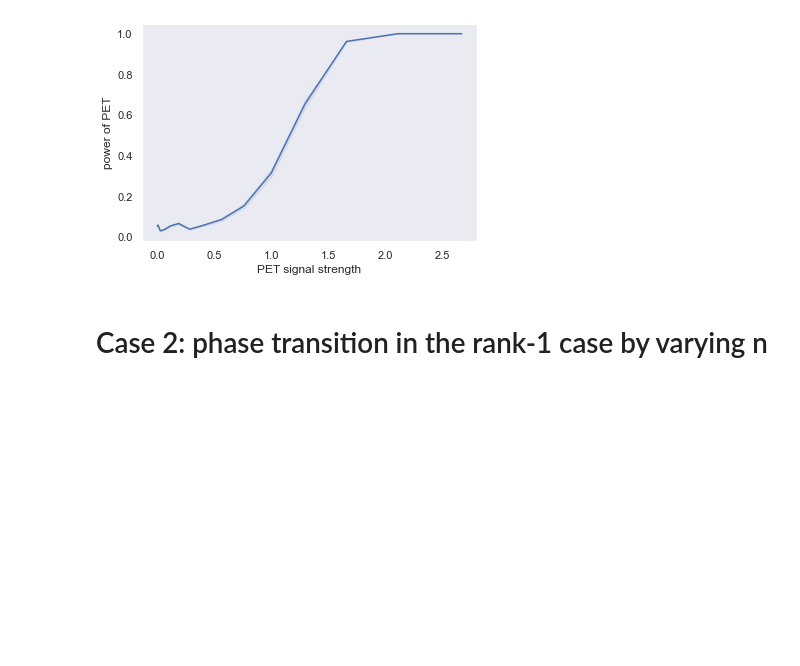
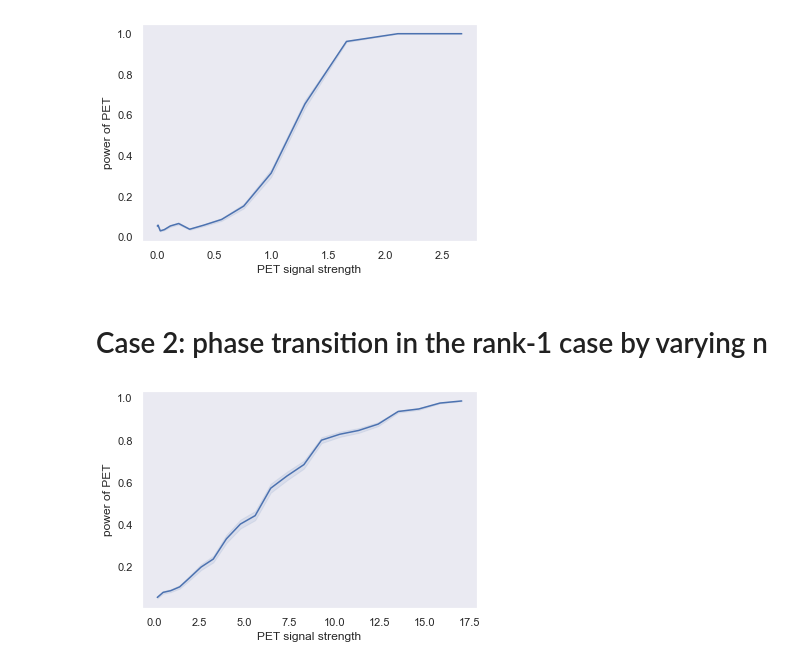
Before and after one commit to louiscam/SBM_phase_transition, a Jupyter notebook: experiment_3.ipynb, the cells around one changed output. Drawn from its saved outputs; the diff is of its cells as text; code cells hidden in the pictures; blank space fills up the shorter version.

```diff
--- a/experiment_3.ipynb
+++ b/experiment_3.ipynb
@@ -131,14 +131,11 @@ level = 0.05
 # Data generation parameters
 K = 2
 exact = True
-a = 0.2
-b = 0.1
-c = 0.1
-eta = np.concatenate((np.repeat(a,int(K/2)),np.repeat(b,int(K/2)))).reshape((K,1))
-eta = eta/norm(eta)
+b = 1
+c = 0.06
 # %%
 # Initialize error dataframes
-range_n = np.arange(10,1000,50)
+range_n = np.arange(50,1100,50)
 power_PET = np.zeros(len(range_n))
 # %%
 # Run simulations
@@ -146,6 +143,10 @@ np.random.seed(seed=13)
 for k in tqdm(range(N_rep)):
     time.sleep(0.01)
     for i in range(len(range_n)):
-        A = dg.sample_alt_adj_matrix_sym(range_n[i], K, a, b, exact)
+        n = range_n[i]
+        a = b+1/n**0.25
+        eta = np.concatenate((np.repeat(a,int(K/2)),np.repeat(b,int(K/2)))).reshape((K,1))
+        eta = eta/norm(eta)
+        A = dg.sample_alt_adj_matrix_rank1(n, K, eta, c, exact)
         power_PET[i] += st.PET_test(A, level)['reject']
 power_PET = power_PET/N_rep
@@ -152,6 +156,21 @@ power_PET = power_PET/N_rep
+# %%
+# Read pickles
+power_PET = pickle.load(open('exp3_case2_n_power_PET.pkl', 'rb'))
 # %%
 # Compute upper and lower confidence bound on power estimate
 std_error = power_PET*(1-power_PET)
 q = ss.norm.ppf(q=1-level/2, loc=0, scale=1)
 ucb = power_PET+std_error*q/math.sqrt(N_rep)
 lcb = power_PET-std_error*q/math.sqrt(N_rep)
+# %%
+# Plot power as a function of phase transition parameter
+range_rho = c*(range_n**1.5)/4/K**2*(a-b)**2/(a+b)**2*(a-b+(5*a**2+6*a*b+5*b**2)**0.5)**2
+fig, ax = plt.subplots()
+ax.plot(range_rho,power_PET)
+ax.fill_between(range_rho, lcb, ucb, color='b', alpha=.1)
+ax.set_xlabel('PET signal strength')
+ax.set_ylabel('power of PET')
+# Save figure to file
+plt.savefig('exp3_case2_n_powerplot_rho.pdf', format='pdf')
+# %% [output]
+[figure, added]
```
Also changed, not shown: parts of 12 cells of this notebook, 4 other files.
